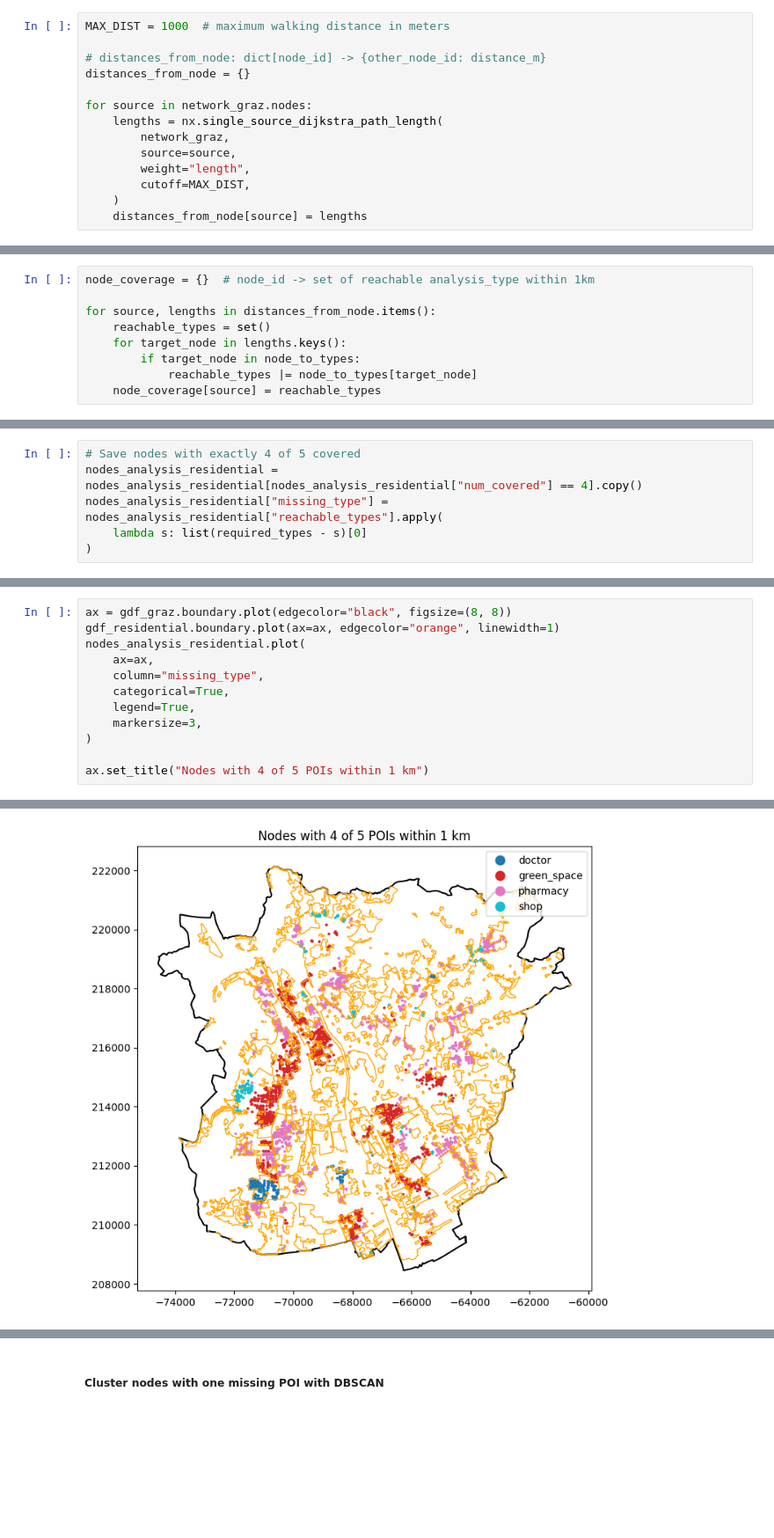
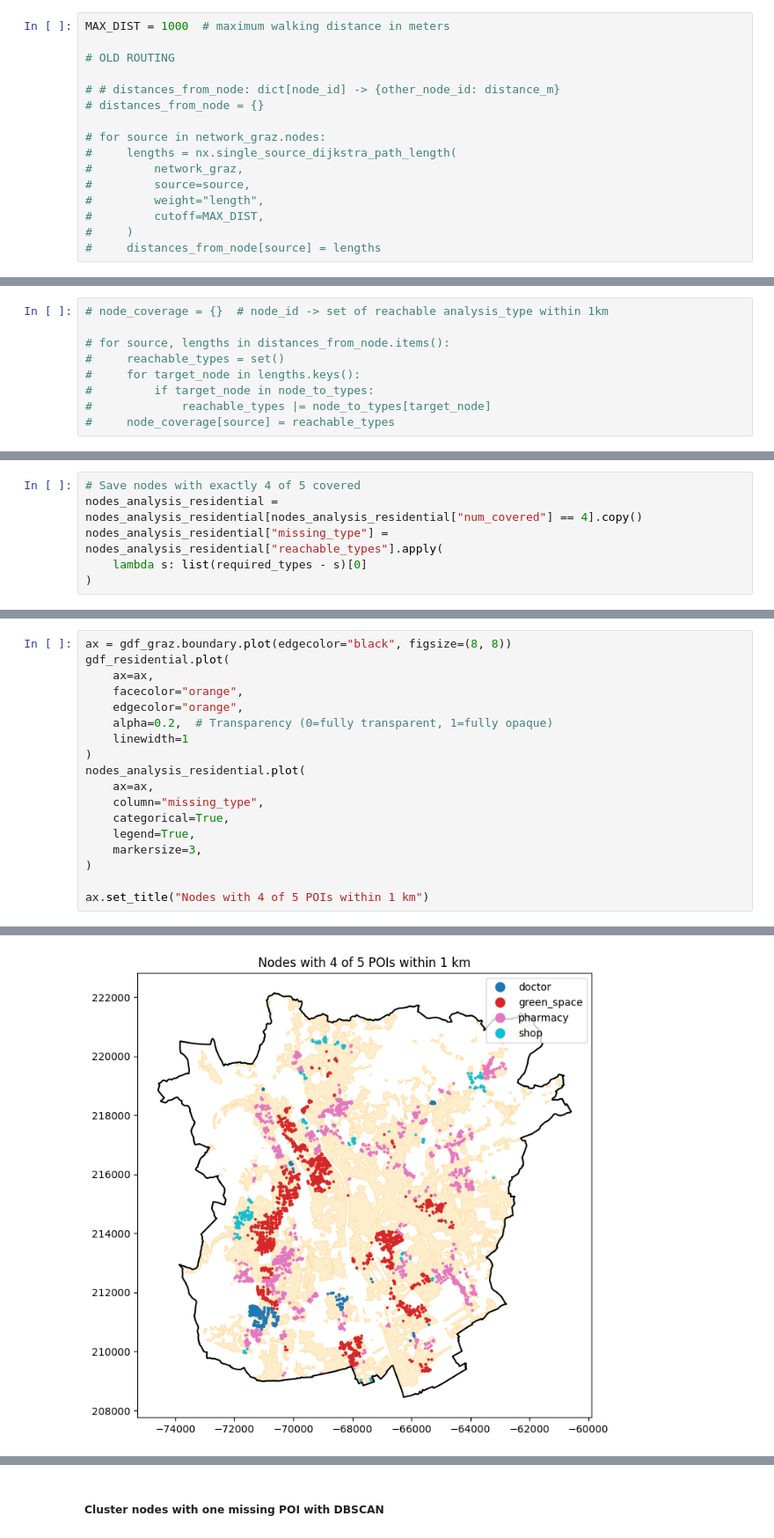
Before and after one commit to VitaDuit/GIS2_Group3_FinalProject, a Jupyter notebook: Group3_FinalProject.ipynb, the cells around one changed output, grey strips where cells are left out. Shown at 88% size. Saved outputs shown, nothing was run; the diff lists cells and outputs as text; blank space fills up the shorter version.

Commit message:
implemented more efficient routing

```diff
--- a/Group3_FinalProject.ipynb
+++ b/Group3_FinalProject.ipynb
@@ -609,17 +625,19 @@ plt.show()
 # %%
 MAX_DIST = 1000  # maximum walking distance in meters
 
-# distances_from_node: dict[node_id] -> {other_node_id: distance_m}
-distances_from_node = {}
+# OLD ROUTING
 
-for source in network_graz.nodes:
-    lengths = nx.single_source_dijkstra_path_length(
-        network_graz,
-        source=source,
-        weight="length",
-        cutoff=MAX_DIST,
-    )
-    distances_from_node[source] = lengths
+# # distances_from_node: dict[node_id] -> {other_node_id: distance_m}
+# distances_from_node = {}
+
+# for source in network_graz.nodes:
+#     lengths = nx.single_source_dijkstra_path_length(
+#         network_graz,
+#         source=source,
+#         weight="length",
+#         cutoff=MAX_DIST,
+#     )
+#     distances_from_node[source] = lengths
 # %% [markdown]
 ##### Find distances to POIs
 # %%
@@ -649,14 +724,14 @@ for row in poi_by_node_and_type.itertuples(index=False):
 # %% [markdown]
 ##### Find reachable POI types within 1km
 # %%
-node_coverage = {}  # node_id -> set of reachable analysis_type within 1km
+# node_coverage = {}  # node_id -> set of reachable analysis_type within 1km
 
-for source, lengths in distances_from_node.items():
-    reachable_types = set()
-    for target_node in lengths.keys():
-        if target_node in node_to_types:
-            reachable_types |= node_to_types[target_node]
-    node_coverage[source] = reachable_types
+# for source, lengths in distances_from_node.items():
+#     reachable_types = set()
+#     for target_node in lengths.keys():
+#         if target_node in node_to_types:
+#             reachable_types |= node_to_types[target_node]
+#     node_coverage[source] = reachable_types
 # %%
 # Use nodes from network graph for saving the analysis
 nodes_analysis, edges_analysis = ox.graph_to_gdfs(network_graz, nodes=True, edges=True)
@@ -904,18 +979,24 @@ osmid
 # %%
 ax = gdf_graz.boundary.plot(edgecolor="black", figsize=(8, 8))
-gdf_residential.boundary.plot(ax=ax, edgecolor="orange", linewidth=1)
+gdf_residential.plot(
+    ax=ax,
+    facecolor="orange",
+    edgecolor="orange",
+    alpha=0.2,  # Transparency (0=fully transparent, 1=fully opaque)
+    linewidth=1
+)
 nodes_analysis_residential.plot(
     ax=ax,
     column="missing_type",
     categorical=True,
     legend=True,
     markersize=3,
 )
 
 ax.set_title("Nodes with 4 of 5 POIs within 1 km")
 # %% [output]
 Text(0.5, 1.0, 'Nodes with 4 of 5 POIs within 1 km')
-[figure, old version]
+[figure, new version]
 # %%
 print(poi_by_node_and_type.head())
 print("rows poi_by_node_and_type:", len(poi_by_node_and_type))
```
Also changed, not shown: parts of 31 cells of this notebook.
